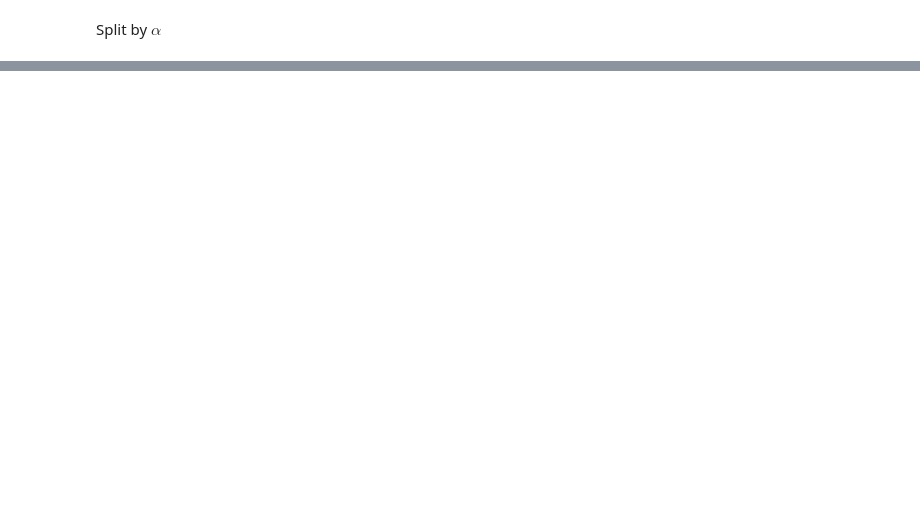
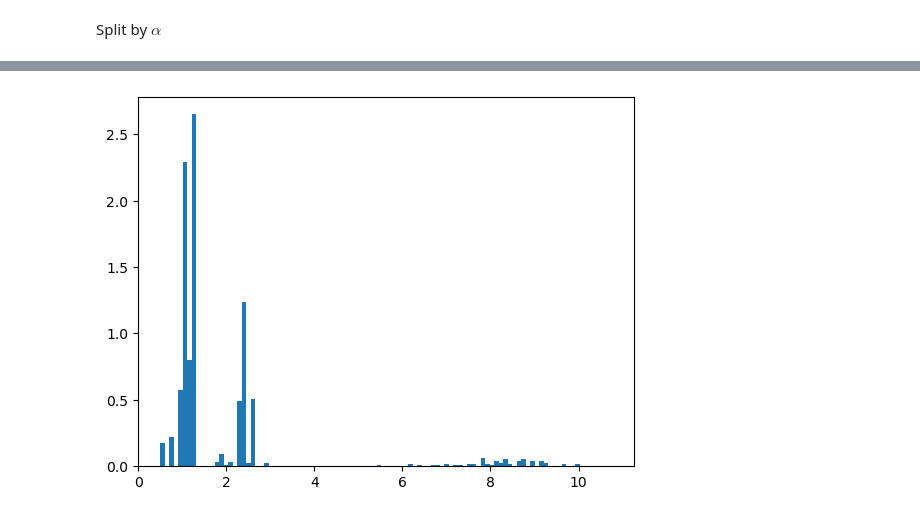
Before and after one commit to madsankern/BufferStock, a Jupyter notebook: results.ipynb, the cells around one changed output, grey strips where cells are left out. Drawn from its saved outputs; the diff is of its cells as text; code cells hidden in the pictures; blank space fills up the shorter version.

```diff
--- a/results.ipynb
+++ b/results.ipynb
@@ -197,0 +117,3 @@ ValueError: x and y must have same first dimension, but have shapes (500,) and (
+# %%
+model = FEModelClass()
+model.solve(do_print = True)
@@ -197,0 +138,4 @@ ValueError: x and y must have same first dimension, but have shapes (500,) and (
+# %%
+par = model.par
+sol = model.sol
+sim = model.sim
@@ -197,0 +159,6 @@ ValueError: x and y must have same first dimension, but have shapes (500,) and (
+# %%
+plt.hist(sim.c[0,:], bins = 100, density=True)
+# plt.xlim(.0,2.0)
+plt.show()
+# %% [output]
+[figure, added]
```
Also changed, not shown: parts of 29 cells of this notebook, 3 other files.
